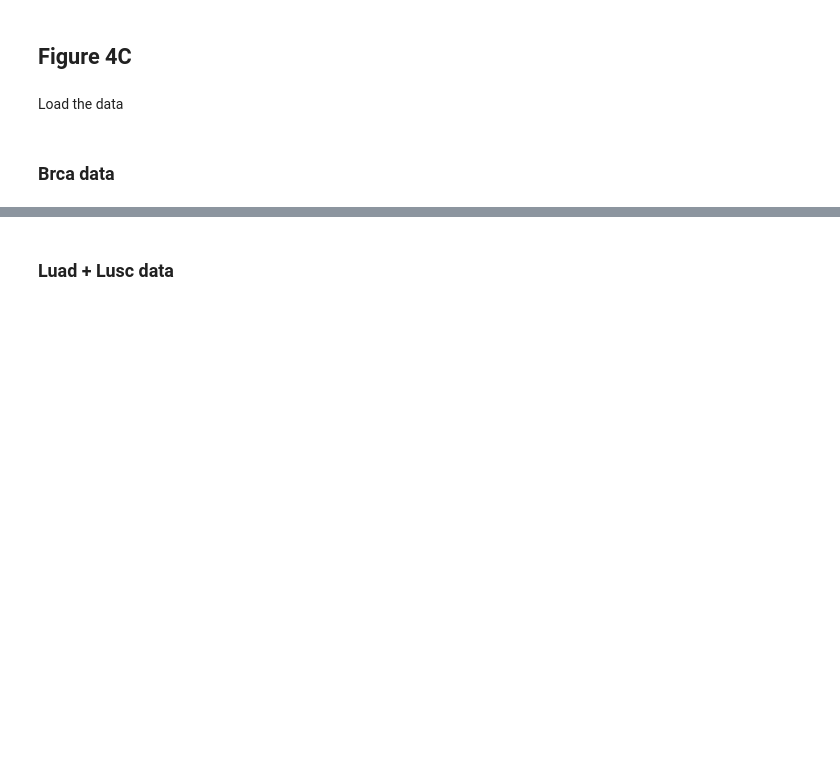
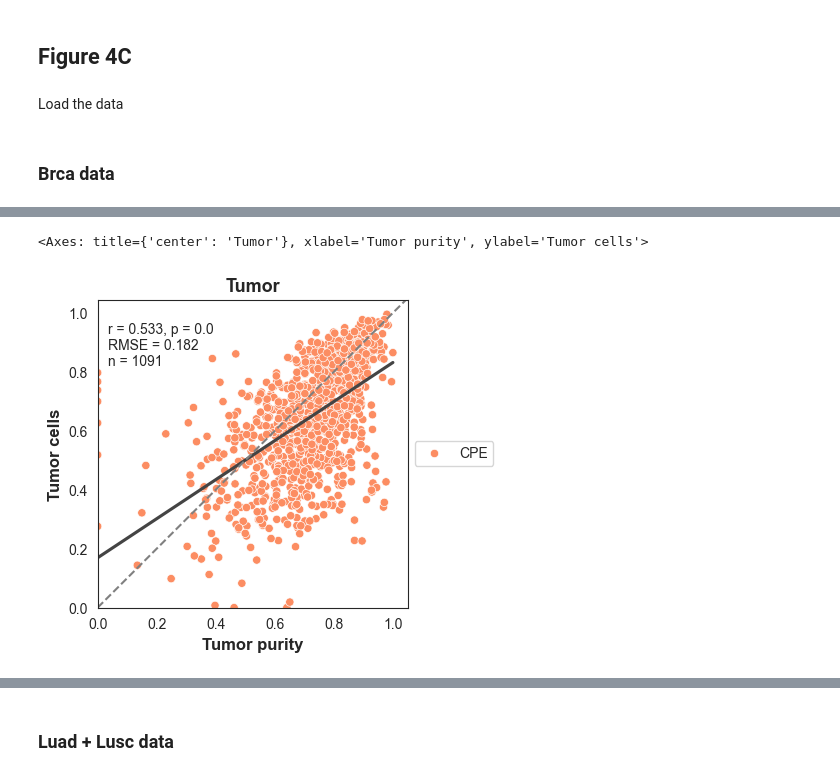
Before and after one commit to ComputationalBiomedicineGroup/rectangle_paper, a Jupyter notebook: notebooks/figure_4.ipynb, the cells around one changed output, grey strips where cells are left out. Drawn from its saved outputs; the diff is of its cells as text; code cells hidden in the pictures; blank space fills up the shorter version.

```diff
--- a/notebooks/figure_4.ipynb
+++ b/notebooks/figure_4.ipynb
@@ -572,0 +446,13 @@ Polishing not needed - no active set detected at optimal point
+# %%
+
+# Just Cancer
+brca_estimations = pd.read_csv("../output/brca_estimations.csv", index_col=0)
+brca_estimations.index = brca_estimations.index.str.replace("-", ".")
+brca_estimations['CPE'] = brca_estimations['Cancer Epithelial']
+brca_estimations_m, gld_m_cancer = helper.match_dfs(brca_estimations, df_grouped)
+evaluation_brca_cancer = helper.create_evaluation_df(gld_m_cancer.T, brca_estimations_m.T)
+rsme_brca_cancer, r_brca_cancer, p_brca_cancer = helper.evaulate_total_df(evaluation_brca_cancer)
+helper.create_scatter_plot_total(evaluation_brca_cancer,rsme_brca_cancer, p_brca_cancer, r_brca_cancer, 'Tumor', y_axis_label="Tumor cells", x_axis_label="Tumor purity", save_path='../figures/fig_brca_t_.pdf', size=(4, 4))
+# %% [output]
+<Axes: title={'center': 'Tumor'}, xlabel='Tumor purity', ylabel='Tumor cells'>
+[figure, added]
```
Also changed, not shown: parts of 33 cells of this notebook, 1 other file.
